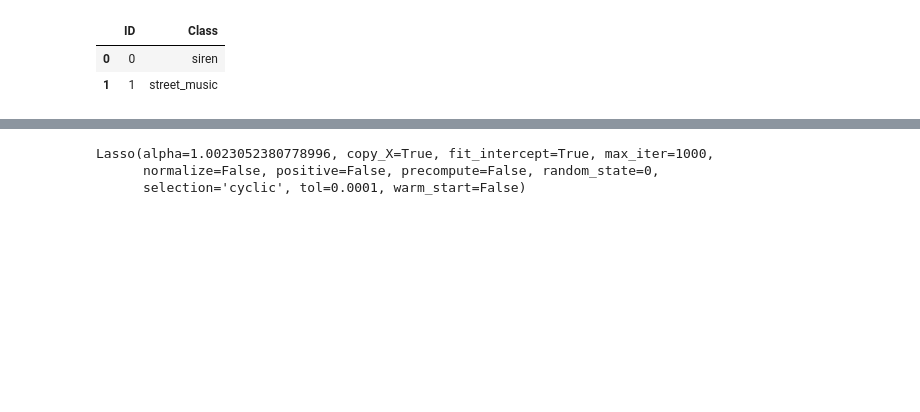
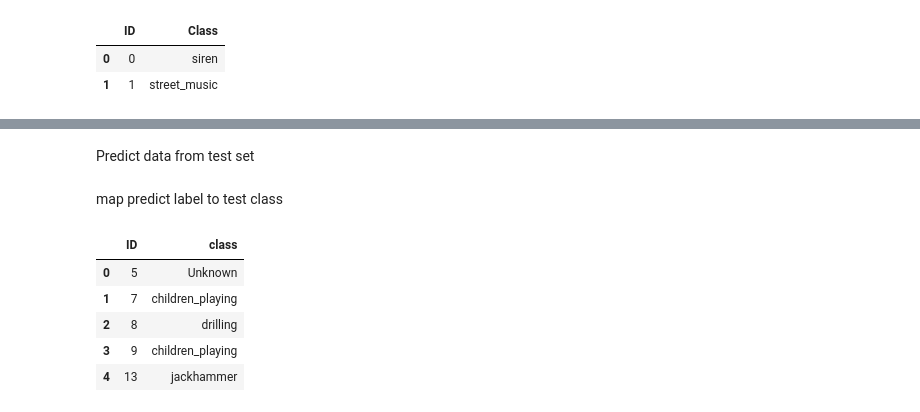
Before and after one commit to Aksh-kumar/ML_Projects, a Jupyter notebook: Urban_Sound_Classification/Urban_Sound_Classification.ipynb, the cells around one changed output, grey strips where cells are left out. Saved outputs shown, nothing was run; the diff lists cells and outputs as text; code cells hidden in the pictures; blank space fills up the shorter version.

```diff
--- a/Urban_Sound_Classification/Urban_Sound_Classification.ipynb
+++ b/Urban_Sound_Classification/Urban_Sound_Classification.ipynb
@@ -241,7 +208,12 @@ for i in X :
+# %%
+def get_train_validation_split(X, y, val_size = 0.01) :
+    size = len(X) - np.ceil(len(X)*val_size).astype(int)
+    Xd = X[:size]
+    val_x = X[size:]
+    yd = y[:size]
+    val_y = y[size:]
+    return Xd, yd, val_x, val_y
 # %%
-val_x = X_test
-print(len(val_x))
-val_y = [[0., 0., 0., 0., 0., 0., 0., 1., 0., 0.]]*len(val_x)
+X, y, val_x, val_y =  get_train_validation_split(X, y)
 model.fit(X, y, batch_size=32, epochs=5, validation_data=(val_x, val_y))
-#model.fit(X, y, batch_size=32, epochs=5)
 # %% [output]
@@ -250,33 +235,27 @@ ValueError: Error when checking input: expected dense_10_input to have shape (40
-# %%
-from sklearn.linear_model import Lasso
-X = [[0, 0, 0, 0, 0, 0, 0, 0, 0, 0, 0, 0, 0, 0, 0, 0, 0, 0, 0, 0, 0,
-     0, 0, 1, 0, 0, 0, 1, 0, 0, 0, 1, 0, 0, 1, 0,
-     0, 0, 0, 0, 0, 0, 0, 0, 0, 0, 0, 0, 0, 0, 0, 0, 0, 1, 0, 0, 0,
-     0, 0, 0, 0, 0, 0, 0, 0, 0, 0, 0, 0, 0, 0, 0,
-     0, 0, 1, 0, 0, 0, 0, 0, 0, 0, 0, 0, 0],
-     [1, 0, 0, 1, 0, 0, 0, 0, 0, 0, 0, 0, 0, 0, 0, 0, 0, 0, 0, 0, 0,
-     0, 1, 0, 0, 0, 0, 0, 0, 0, 0, 0, 1, 0, 0, 0,
-     0, 0, 0, 0, 0, 0, 0, 1, 0, 0, 0, 0, 0, 0, 0, 0, 0, 0, 0, 0, 0,
-     0, 0, 0, 0, 0, 0, 0, 0, 0, 0, 1, 0, 0, 0, 0,
-     0, 0, 0, 0, 0, 0, 0, 0, 0, 0, 0, 0, 0,],
-     [0, 0, 1, 0, 0, 0, 0, 0, 0, 0, 0, 0, 0, 0, 0, 0, 0, 0, 0, 0, 0,
-     0, 0, 0, 0, 0, 0, 0, 1, 0, 0, 1, 0, 0, 1, 0,
-     0, 0, 0, 0, 0, 0, 0, 0, 0, 0, 0, 0, 0, 0, 0, 0, 0, 1, 0, 0, 0,
-     0, 0, 0, 0, 0, 0, 0, 0, 0, 0, 0, 0, 0, 0, 0,
-     0, 0, 0, 0, 0, 0, 0, 0, 0, 0, 1, 0, 0,],
-     [0, 0, 0, 0, 0, 0, 0, 0, 1, 0, 0, 0, 0, 0, 0, 0, 0, 0, 0, 0, 0,
-     0, 0, 0, 0, 0, 0, 1, 0, 0, 1, 0, 0, 0, 0, 0,
-     0, 0, 0, 0, 1, 0, 0, 0, 0, 0, 0, 0, 0, 0, 0, 0, 0, 0, 0, 0, 0,
-     0, 0, 0, 0, 0, 0, 0, 0, 0, 0, 0, 0, 0, 0, 0,
-     0, 0, 0, 0, 0, 0, 0, 0, 0, 0, 0, 0, 0,]]
-y = [11775,  3132,  8173,  5911]
-lambda_val = 1.0023052380778996
-lr = Lasso(alpha = lambda_val, fit_intercept=True,
-normalize=False, precompute=False,copy_X=True, max_iter=1000,
-     tol=0.0001, warm_start=False, positive=False,
-     random_state=0, selection='cyclic')
-lr.fit(X, y)
-# %% [output]
-Lasso(alpha=1.0023052380778996, copy_X=True, fit_intercept=True, max_iter=1000,
-      normalize=False, positive=False, precompute=False, random_state=0,
-      selection='cyclic', tol=0.0001, warm_start=False)
+# %% [markdown]
+Predict data from test set
+# %%
+predict = model.predict(np.array(df_test['Feature'].to_list()))
+# %% [markdown]
+map predict label to test class
+# %%
+predict_classes = []
+i=0
+for index, row in test.iterrows() :
+    if row.ID in error_ids_test :
+        predict_classes.append('Unknown')
+    else :
+        prob = predict[i]*100
+        ind = list(prob).index(max(prob))
+        predict_classes.append(inv_map[ind])
+        i += 1
+test['class'] = predict_classes
+# %%
+test.head(5)
+# %% [output]
+|  | ID | class |
+| 0 | 5 | Unknown |
+| 1 | 7 | children_playing |
+| 2 | 8 | drilling |
+| 3 | 9 | children_playing |
+| 4 | 13 | jackhammer |
```
Also changed, not shown: parts of 31 cells of this notebook, 3 other files.
